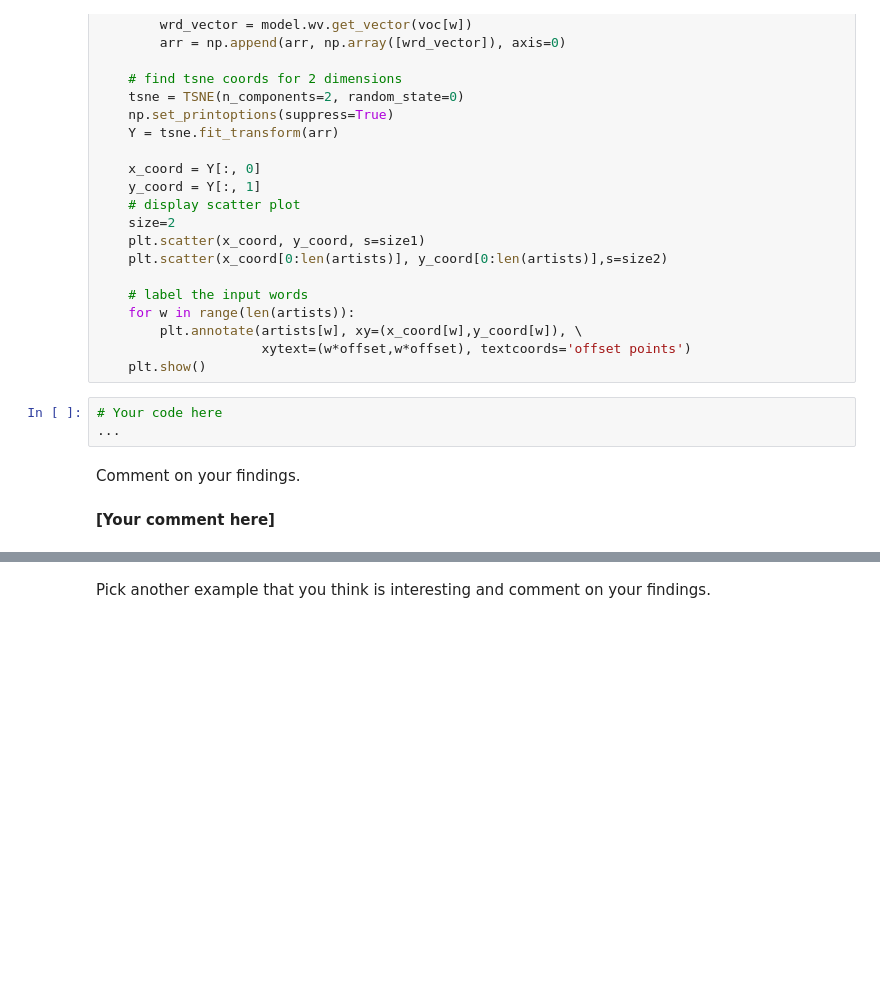
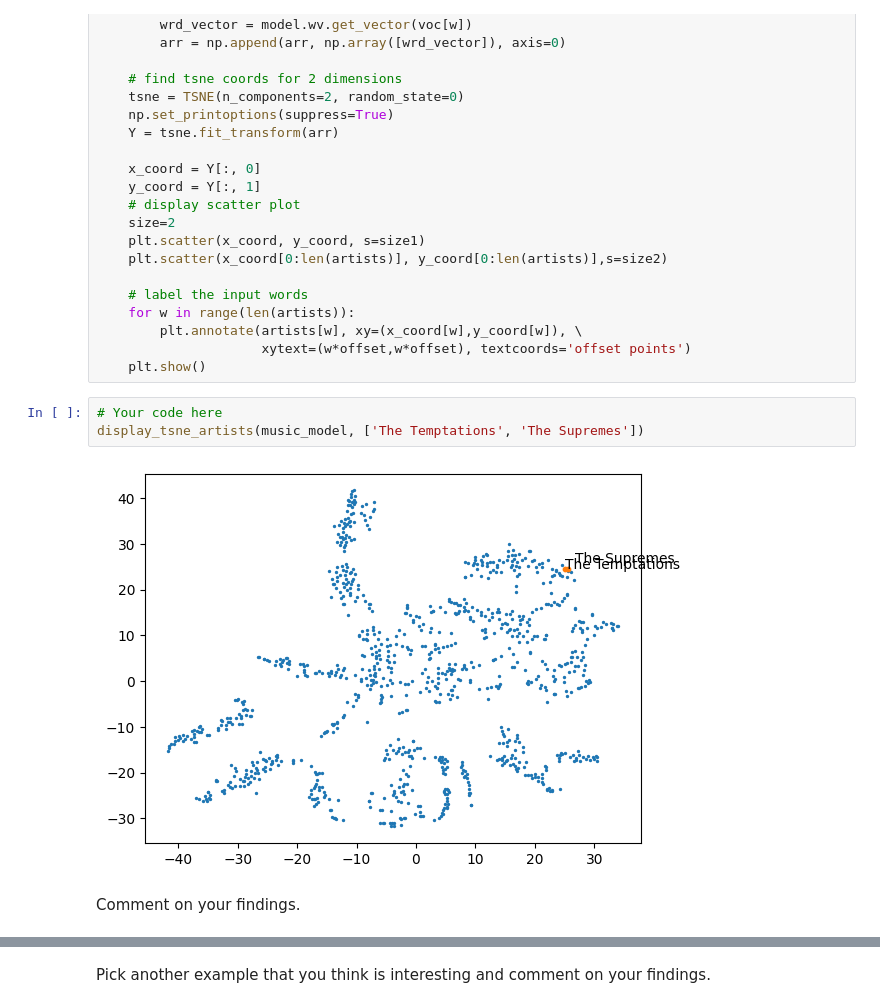
Before and after one commit to yaj0212/Introductory-Machine-Learning, a Jupyter notebook: assignments/assn4/assn4.ipynb, the cells around one changed output, grey strips where cells are left out. Cells and saved outputs as stored; diff of their text form; blank space fills up the shorter version.

```diff
--- a/assignments/assn4/assn4.ipynb
+++ b/assignments/assn4/assn4.ipynb
@@ -683,8 +762,8 @@ def display_tsne_artists(model, artists, nsample=1000, size1=2, size2=10, offset
     plt.show()
 # %%
 # Your code here
-...
+display_tsne_artists(music_model, ['The Temptations', 'The Supremes'])
+# %% [output]
+[figure, added]
 # %% [markdown]
 Comment on your findings.
-# %% [markdown]
-**[Your comment here]**
```
Also changed, not shown: parts of 23 cells of this notebook.
